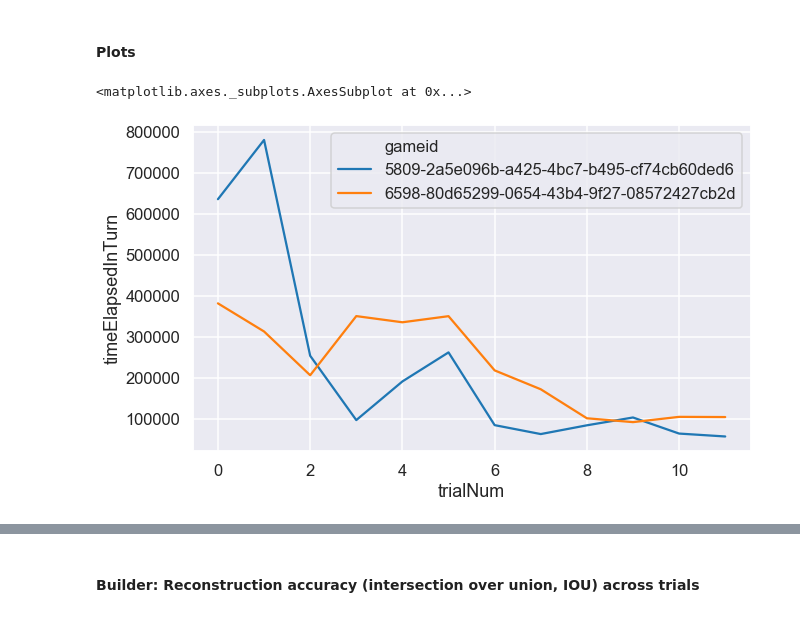
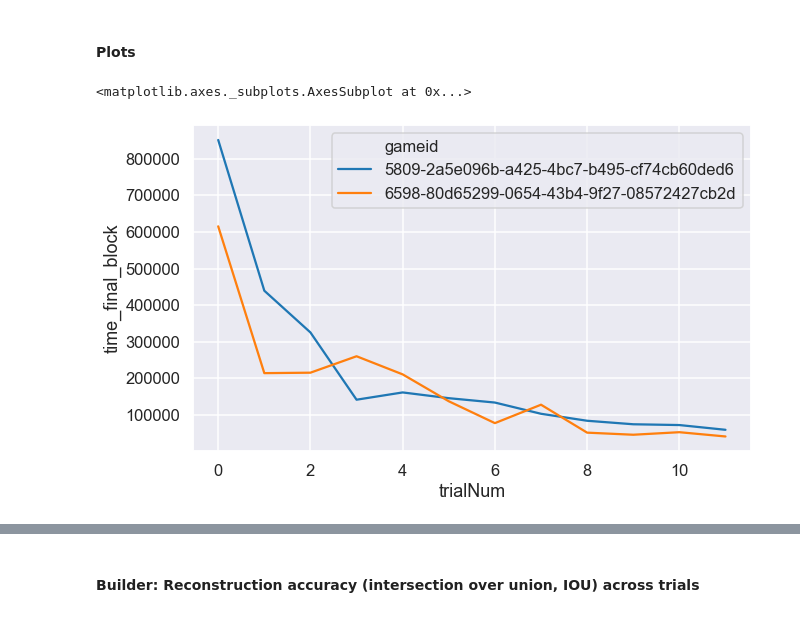
Before and after one commit to cogtoolslab/compositional-abstractions, a Jupyter notebook: analysis/compabs_analysis_p3.ipynb, the cells around one changed output, grey strips where cells are left out. Saved outputs shown, nothing was run; the diff lists cells and outputs as text; code cells hidden in the pictures.

```diff
--- a/analysis/compabs_analysis_p3.ipynb
+++ b/analysis/compabs_analysis_p3.ipynb
@@ -420,6 +446,7 @@ sns.lineplot(data=df_trial[~df_trial.practice], x='trialNum', y='cumulativeBonus
 
 #### sanity checks
 # %%
-last_block = df_block[~df_block.practice].groupby(['gameid','trialNum'])\
+df_trial_time = df_block[~df_block.practice].groupby(['gameid','trialNum'])\
                 ['timeElapsedInTrial'].max().reset_index()
-last_block
+
+df_trial_time = df_trial_time.rename(columns = {'timeElapsedInTrial':'time_final_block'})
@@ -466,4 +459,4 @@ df_chat_and_block
 # %%
-block_times = df_block[~df_block.practice].groupby(['gameid','trialNum'])\
-                    ['timeElapsedInTurn'].sum().reset_index()
-block_times
+total_block_times = df_block[(~df_block.practice)].groupby(['gameid','trialNum','turnNum'])\
+                    ['timeElapsedInTurn'].max()\
+                    .groupby(['gameid','trialNum']).sum().reset_index()
@@ -531,0 +463,10 @@ last_chats
+# %%
+df_trial_time['total_block_time'] = total_block_times['timeElapsedInTurn']
+
+df_trial_time['total_chat_time'] = chat_times['timeElapsedInTurn']
+
+df_trial_time['total_time'] = df_trial_time['total_chat_time'] + df_trial_time['total_block_time']
+
+df_trial_time['diff'] = df_trial_time['time_final_block'] - df_trial_time['total_time']
+
+df_trial_time
@@ -532,10 +491,10 @@ last_chats
 # %% [markdown]
 #### Plots
 # %%
-# sum of block placement times
+# total trial time until final block placement
 
 plt.figure(figsize=(10,6))
-sns.lineplot(data=block_times, x='trialNum', y='timeElapsedInTurn', hue='gameid')
+sns.lineplot(data=df_trial_time, x='trialNum', y='time_final_block', hue='gameid')
 # %% [output]
 <matplotlib.axes._subplots.AxesSubplot at 0x...>
-[figure, old version]
+[figure, new version]
```
Also changed, not shown: parts of 19 cells of this notebook.
